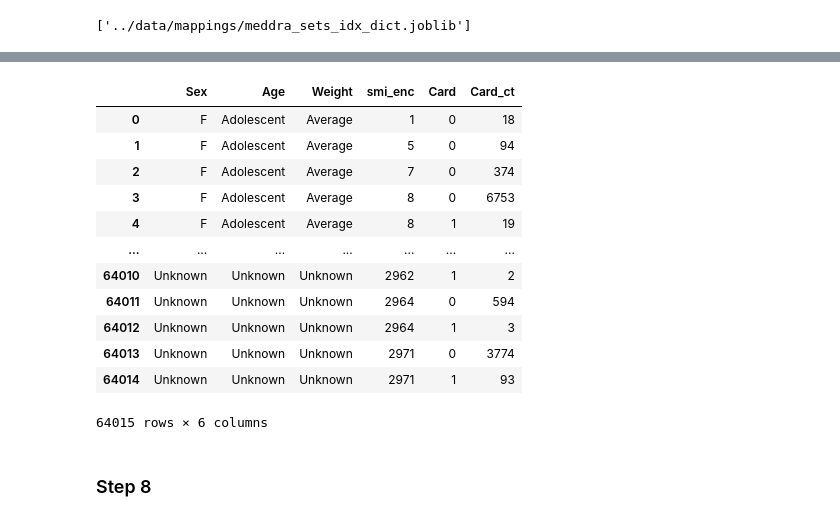
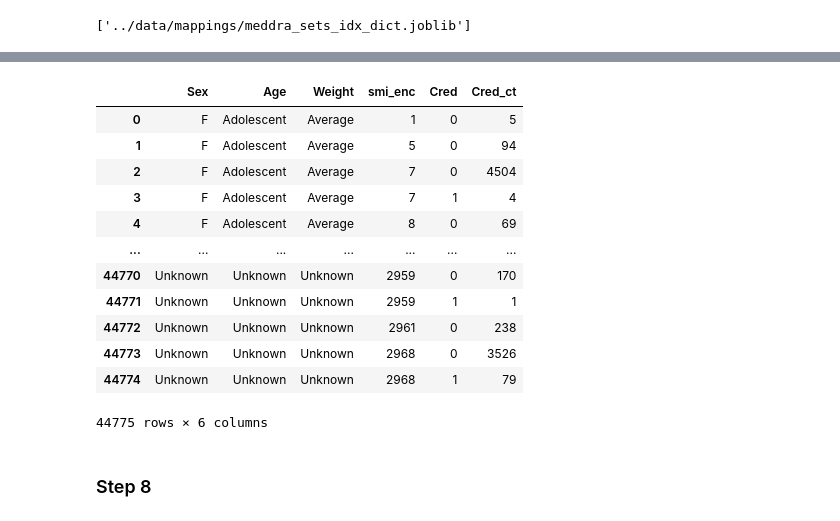
Before and after one commit to M-Iwan/CARBIDE, a Jupyter notebook: notebooks/2_Datasets.ipynb, the cells around one changed output, grey strips where cells are left out. Saved outputs shown, nothing was run; the diff lists cells and outputs as text; code cells hidden in the pictures.

```diff
--- a/notebooks/2_Datasets.ipynb
+++ b/notebooks/2_Datasets.ipynb
@@ -293,0 +296,2 @@ joblib.load('../data/intermediate/step_03a/chunk_1.joblib')
+# %%
+joblib.load('../data/intermediate/step_03_mono/chunk_1.joblib')
@@ -357,4 +379,4 @@ results = Parallel(n_jobs=n_jobs, verbose=10, timeout=600)(
 # %%
-joblib.load('../data/intermediate/step_04a/chunk_1.joblib')
+joblib.load('../data/intermediate/step_04_mono/chunk_1.joblib')
 # %% [output]
 |  | primaryid | Sex | Age | reactions | role_code | Weight | active | SMILES |
@@ -418,4 +441,4 @@ results = Parallel(n_jobs=n_jobs, verbose=1)(
 # %%
-joblib.load('../data/intermediate/step_05a/chunk_1.joblib')
+joblib.load('../data/intermediate/step_05_mono/chunk_1.joblib')
 # %% [output]
 |  | Sex | Age | Weight | reac_enc | smi_enc |
@@ -488,4 +512,4 @@ _ = process_dataset(f'../data/intermediate/step_05b/chunk*.joblib', '../data/int
 # %%
-joblib.load('../data/intermediate/step_06a/strat_saw.joblib')
+joblib.load('../data/intermediate/step_06_mono/strat_saw.joblib')
 # %% [output]
 |  | smi_enc | reac_enc | count | strat | Sex | Age | Weight |
@@ -585,19 +610,19 @@ _ = Parallel(n_jobs=n_jobs, verbose=1, timeout=600)(
 # %%
-joblib.load('../data/intermediate/step_07a/Card/strat_saw.joblib')
+joblib.load('../data/intermediate/step_07_mono/Cred/strat_saw.joblib')
 # %% [output]
-|  | Sex | Age | Weight | smi_enc | Card | Card_ct |
-| 0 | F | Adolescent | Average | 1 | 0 | 18 |
+|  | Sex | Age | Weight | smi_enc | Cred | Cred_ct |
+| 0 | F | Adolescent | Average | 1 | 0 | 5 |
 | 1 | F | Adolescent | Average | 5 | 0 | 94 |
-| 2 | F | Adolescent | Average | 7 | 0 | 374 |
-| 3 | F | Adolescent | Average | 8 | 0 | 6753 |
-| 4 | F | Adolescent | Average | 8 | 1 | 19 |
+| 2 | F | Adolescent | Average | 7 | 0 | 4504 |
+| 3 | F | Adolescent | Average | 7 | 1 | 4 |
+| 4 | F | Adolescent | Average | 8 | 0 | 69 |
 | ... | ... | ... | ... | ... | ... | ... |
-| 64010 | Unknown | Unknown | Unknown | 2962 | 1 | 2 |
-| 64011 | Unknown | Unknown | Unknown | 2964 | 0 | 594 |
-| 64012 | Unknown | Unknown | Unknown | 2964 | 1 | 3 |
-| 64013 | Unknown | Unknown | Unknown | 2971 | 0 | 3774 |
-| 64014 | Unknown | Unknown | Unknown | 2971 | 1 | 93 |
+| 44770 | Unknown | Unknown | Unknown | 2959 | 0 | 170 |
+| 44771 | Unknown | Unknown | Unknown | 2959 | 1 | 1 |
+| 44772 | Unknown | Unknown | Unknown | 2961 | 0 | 238 |
+| 44773 | Unknown | Unknown | Unknown | 2968 | 0 | 3526 |
+| 44774 | Unknown | Unknown | Unknown | 2968 | 1 | 79 |
-64015 rows × 6 columns
+44775 rows × 6 columns
 # %% [markdown]
 ### Step 8
 # %%
```
Also changed, not shown: parts of 54 cells of this notebook.
